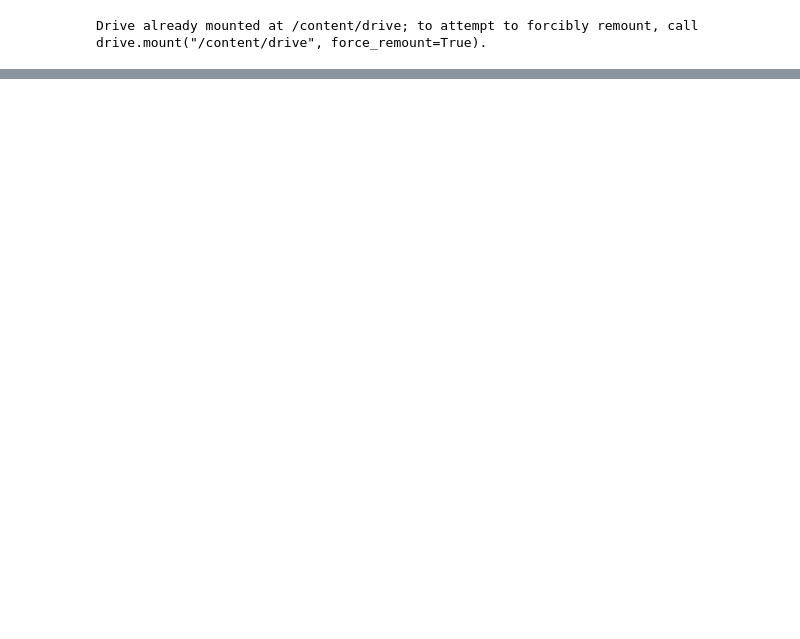
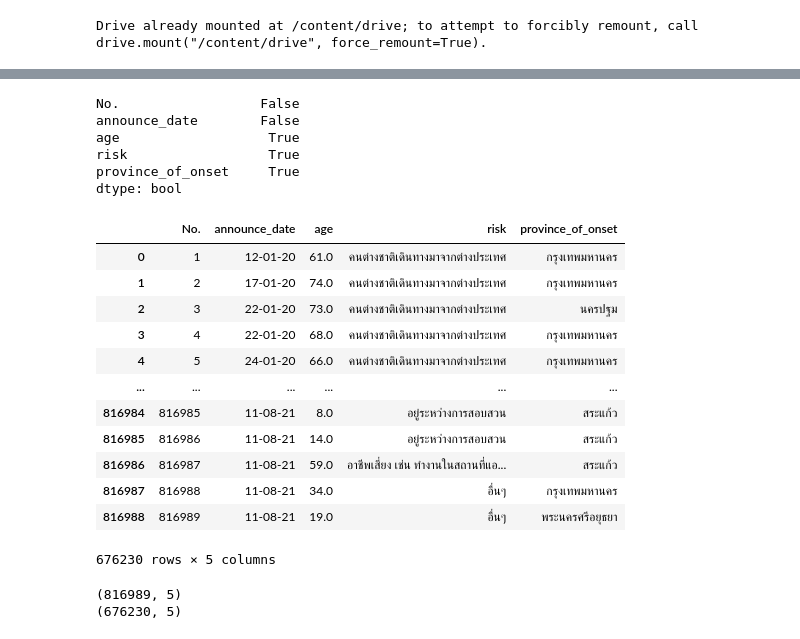
Before and after one commit to sskboonmee/data_viz_2022, a Jupyter notebook: BasicPython&DataViz_midterm2022.ipynb, the cells around one changed output, grey strips where cells are left out. Saved outputs shown, nothing was run; the diff lists cells and outputs as text; code cells hidden in the pictures; blank space fills up the shorter version.

```diff
--- a/BasicPython&DataViz_midterm2022.ipynb
+++ b/BasicPython&DataViz_midterm2022.ipynb
@@ -42,0 +93,31 @@ FileNotFoundError: ignored
+# %%
+data.isnull().any()  #พบว่า No. , announce_date ไม่มีค่า Missing แต่ age,risk,province_of_onset มี missing
+# %% [output]
+No.                  False
+announce_date        False
+age                   True
+risk                  True
+province_of_onset     True
+dtype: bool
+# %%
+data.dropna()  #drop ค่า NAN ออก
+# %% [output]
+|  | No. | announce_date | age | risk | province_of_onset |
+| 0 | 1 | 12-01-20 | 61.0 | คนต่างชาติเดินทางมาจากต่างประเทศ | กรุงเทพมหานคร |
+| 1 | 2 | 17-01-20 | 74.0 | คนต่างชาติเดินทางมาจากต่างประเทศ | กรุงเทพมหานคร |
+| 2 | 3 | 22-01-20 | 73.0 | คนต่างชาติเดินทางมาจากต่างประเทศ | นครปฐม |
+| 3 | 4 | 22-01-20 | 68.0 | คนต่างชาติเดินทางมาจากต่างประเทศ | กรุงเทพมหานคร |
+| 4 | 5 | 24-01-20 | 66.0 | คนต่างชาติเดินทางมาจากต่างประเทศ | กรุงเทพมหานคร |
+| ... | ... | ... | ... | ... | ... |
+| 816984 | 816985 | 11-08-21 | 8.0 | อยู่ระหว่างการสอบสวน | สระแก้ว |
+| 816985 | 816986 | 11-08-21 | 14.0 | อยู่ระหว่างการสอบสวน | สระแก้ว |
+| 816986 | 816987 | 11-08-21 | 59.0 | อาชีพเสี่ยง เช่น ทำงานในสถานที่แอ... | สระแก้ว |
+| 816987 | 816988 | 11-08-21 | 34.0 | อื่นๆ | กรุงเทพมหานคร |
+| 816988 | 816989 | 11-08-21 | 19.0 | อื่นๆ | พระนครศรีอยุธยา |
+676230 rows × 5 columns
+# %%
+print(data.shape)   #จำนวนข้อมูลก่อน dropna
+print(data.dropna().shape) #จำนวนข้อมูลหลัง dropna
+# %% [output]
+(816989, 5)
+(676230, 5)
```
Also changed, not shown: parts of 17 cells of this notebook.
